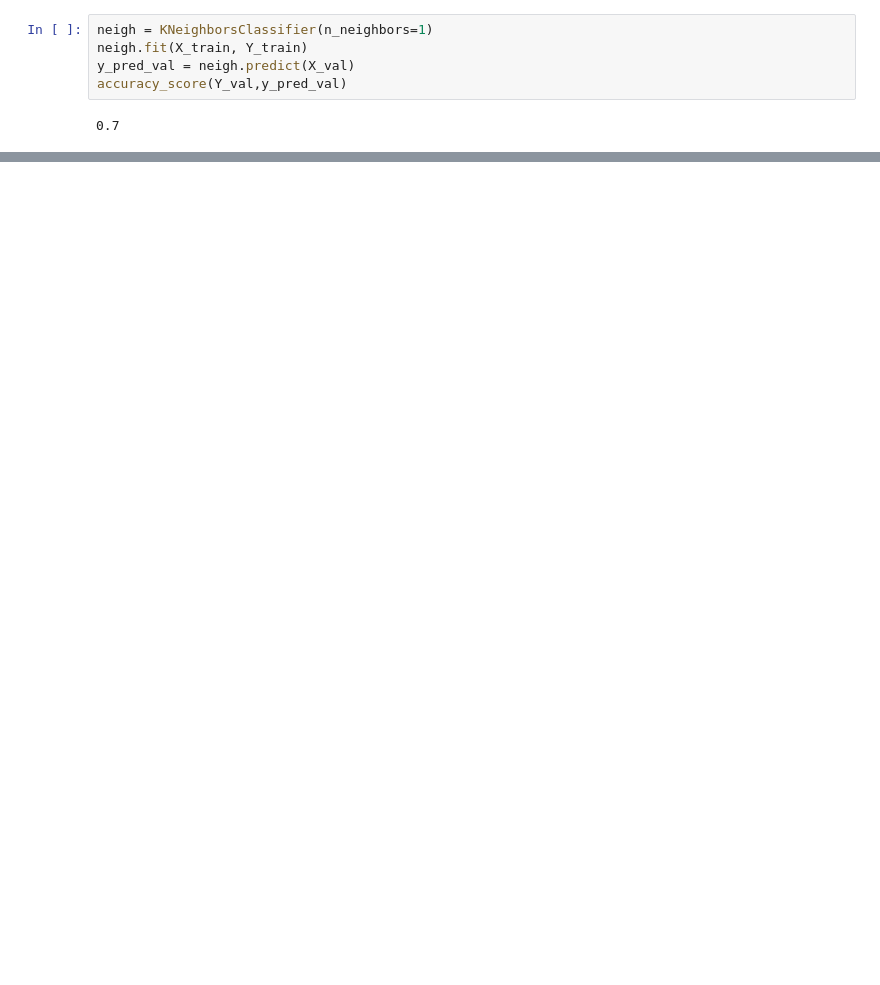
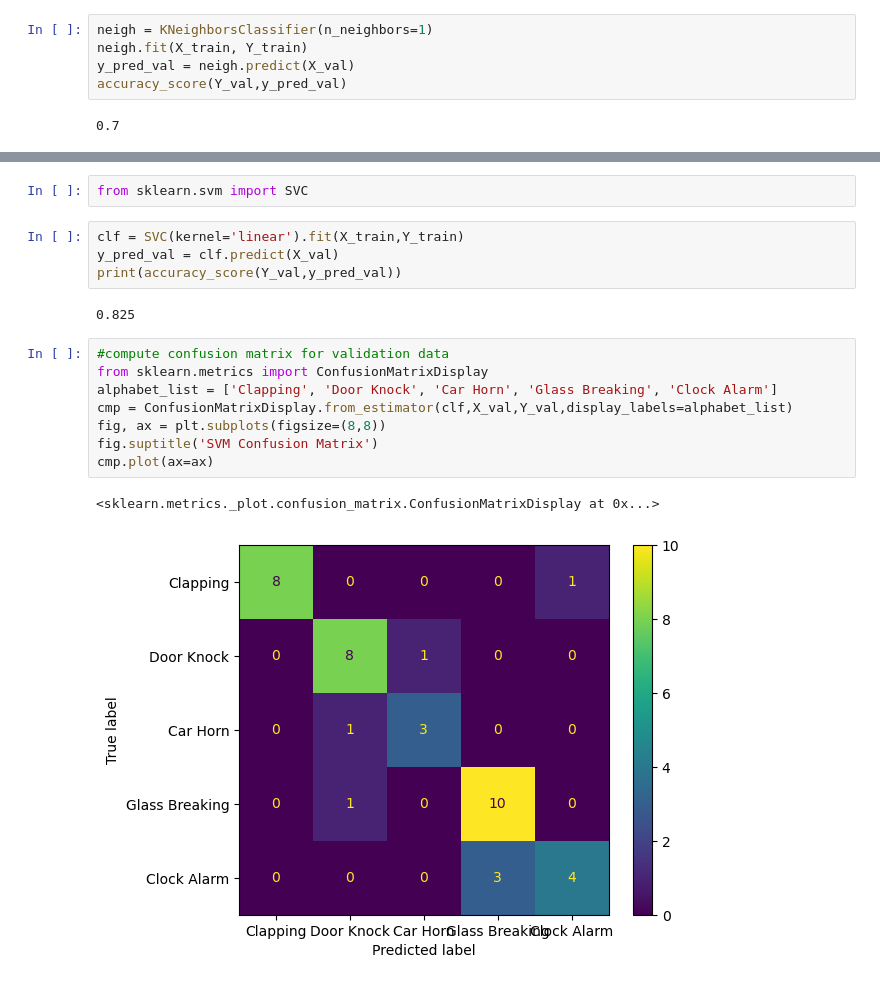
Before and after one commit to jordanbierbrier/capstone, a Jupyter notebook: src/sound-detection/train_audio_knn.ipynb, the cells around one changed output, grey strips where cells are left out. Saved outputs shown, nothing was run; the diff lists cells and outputs as text; blank space fills up the shorter version.

Commit message:
Added SVM classifier and confusion matrix

```diff
--- a/src/sound-detection/train_audio_knn.ipynb
+++ b/src/sound-detection/train_audio_knn.ipynb
@@ -82,0 +130,19 @@ accuracy_score(Y_val,y_pred_val)
+# %%
+from sklearn.svm import SVC
+# %%
+clf = SVC(kernel='linear').fit(X_train,Y_train)
+y_pred_val = clf.predict(X_val)
+print(accuracy_score(Y_val,y_pred_val))
+# %% [output]
+0.825
+# %%
+#compute confusion matrix for validation data
+from sklearn.metrics import ConfusionMatrixDisplay
+alphabet_list = ['Clapping', 'Door Knock', 'Car Horn', 'Glass Breaking', 'Clock Alarm']
+cmp = ConfusionMatrixDisplay.from_estimator(clf,X_val,Y_val,display_labels=alphabet_list)
+fig, ax = plt.subplots(figsize=(8,8))
+fig.suptitle('SVM Confusion Matrix')
+cmp.plot(ax=ax)
+# %% [output]
+<sklearn.metrics._plot.confusion_matrix.ConfusionMatrixDisplay at 0x...>
+[figure, added]
```
Also changed, not shown: parts of 10 cells of this notebook, 1 other file.
